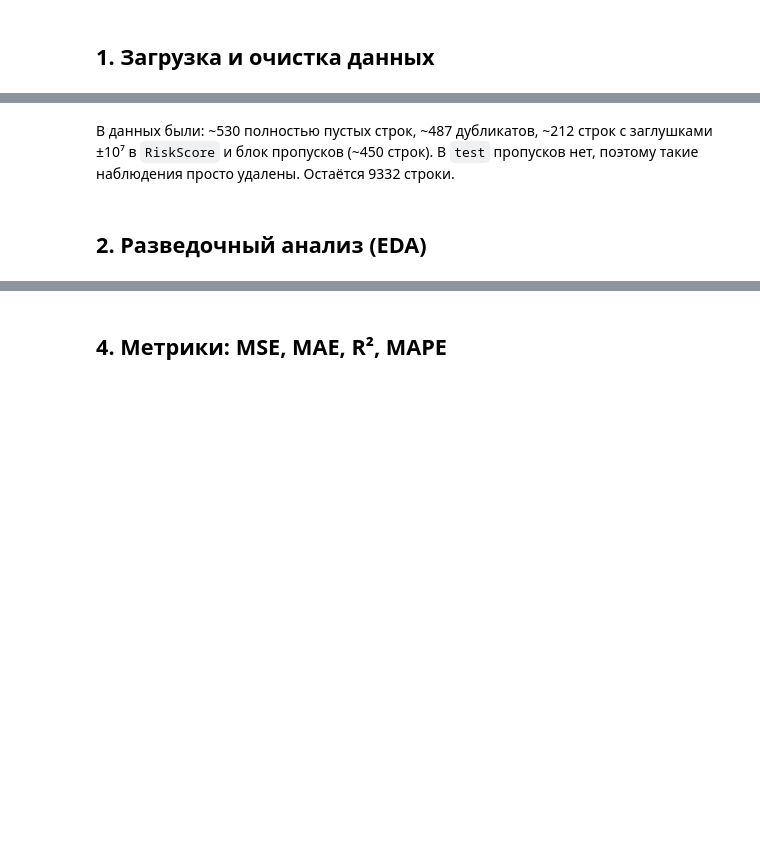
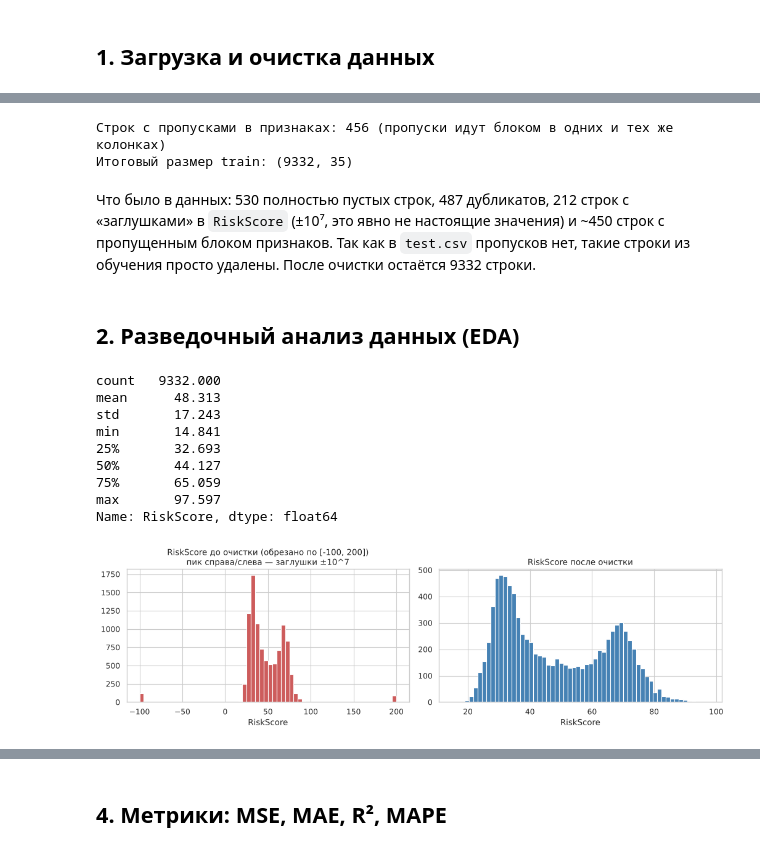
Before and after one commit to hbhmax/Machine_learning, a Jupyter notebook: lab1/Lab1_RiskScore.ipynb, the cells around one changed output, grey strips where cells are left out. Cells and saved outputs as stored; diff of their text form; code cells hidden in the pictures; blank space fills up the shorter version.

```diff
--- a/lab1/Lab1_RiskScore.ipynb
+++ b/lab1/Lab1_RiskScore.ipynb
@@ -41,14 +23,14 @@ print('Рабочая директория:', ROOT)
 # %% [markdown]
 ## 1. Загрузка и очистка данных
 # %%
-raw = pd.read_csv(ROOT / 'train.csv')
-test = pd.read_csv(ROOT / 'test.csv')
-print(f'train: {raw.shape}, test: {test.shape}')
+train_raw = pd.read_csv('train.csv')
+test = pd.read_csv('test.csv')
+print('train:', train_raw.shape, '| test:', test.shape)
 
-print('\nПолностью пустых строк:', raw.isna().all(axis=1).sum())
-tmp = raw.dropna(how='all')
-print('Дубликатов среди непустых:', tmp.duplicated().sum())
+print('\nПолностью пустых строк в train:', train_raw.isna().all(axis=1).sum())
+tmp = train_raw.dropna(how='all')
+print('Дубликатов среди непустых строк:', tmp.duplicated().sum())
 tmp = tmp.drop_duplicates()
-bad_target = tmp['RiskScore'].abs() > 1e6
-print(f'Заглушек в RiskScore (|y|>1e6): {bad_target.sum()} → {sorted(tmp.loc[bad_target, "RiskScore"].unique())}')
+print('Выбросов-заглушек в RiskScore (|y| > 1e6):', (tmp['RiskScore'].abs() > 1e6).sum(),
+      '->', sorted(tmp.loc[tmp['RiskScore'].abs() > 1e6, 'RiskScore'].unique()))
 print('Пропусков в test:', test.isna().sum().sum())
@@ -65,17 +44,37 @@ print(f'Итоговый train: {train.shape}, целевая: mean={y.mean():.2
+# %%
+train = train_raw.dropna(how='all')                 # 1) пустые строки
+train = train.drop_duplicates()                     # 2) дубликаты
+train = train[train['RiskScore'].abs() < 1e6]       # 3) заглушки ±9999999 / 10000000 в целевой переменной
+print('Строк с пропусками в признаках:', train.isna().any(axis=1).sum(),
+      '(пропуски идут блоком в одних и тех же колонках)')
+train = train.dropna().reset_index(drop=True)       # 4) строки с пропусками (в test пропусков нет)
+print('Итоговый размер train:', train.shape)
+# %% [output]
+Строк с пропусками в признаках: 456 (пропуски идут блоком в одних и тех же колонках)
+Итоговый размер train: (9332, 35)
 # %% [markdown]
-В данных были: ~530 полностью пустых строк, ~487 дубликатов, ~212 строк с заглушками ±10⁷ в `RiskScore` и блок пропусков (~450 строк). В `test` пропусков нет, поэтому такие наблюдения просто удалены. Остаётся 9332 строки.
+Что было в данных: 530 полностью пустых строк, 487 дубликатов, 212 строк с «заглушками» в `RiskScore` (±10⁷, это явно не настоящие значения) и ~450 строк с пропущенным блоком признаков. Так как в `test.csv` пропусков нет, такие строки из обучения просто удалены. После очистки остаётся 9332 строки.
 # %% [markdown]
-## 2. Разведочный анализ (EDA)
+## 2. Разведочный анализ данных (EDA)
 # %%
-fig, axes = plt.subplots(1, 2, figsize=(12, 4))
-raw_score = raw.dropna(how='all').drop_duplicates()['RiskScore']
-axes[0].hist(raw_score.clip(-100, 200), bins=50, color='salmon', edgecolor='k', alpha=0.8)
-axes[0].set_title('RiskScore до очистки (обрезано [-100, 200])')
-axes[1].hist(y, bins=50, color='steelblue', edgecolor='k', alpha=0.8)
+fig, axes = plt.subplots(1, 2, figsize=(13, 4))
+raw = train_raw.dropna(how='all').drop_duplicates()['RiskScore']
+axes[0].hist(raw.clip(-100, 200), bins=60, color='indianred')
+axes[0].set_title('RiskScore до очистки (обрезано по [-100, 200])\nпик справа/слева — заглушки ±10^7')
+axes[1].hist(train['RiskScore'], bins=60, color='steelblue')
 axes[1].set_title('RiskScore после очистки')
-for ax in axes:
-    ax.set_xlabel('RiskScore')
-plt.tight_layout()
-plt.show()
-print(pd.Series(y).describe())
+for a in axes: a.set_xlabel('RiskScore')
+plt.tight_layout(); plt.show()
+print(train['RiskScore'].describe())
+# %% [output]
+count   9332.000
+mean      48.313
+std       17.243
+min       14.841
+25%       32.693
+50%       44.127
+75%       65.059
+max       97.597
+Name: RiskScore, dtype: float64
+[figure, added]
 # %%
```
Also changed, not shown: parts of 65 cells of this notebook.
